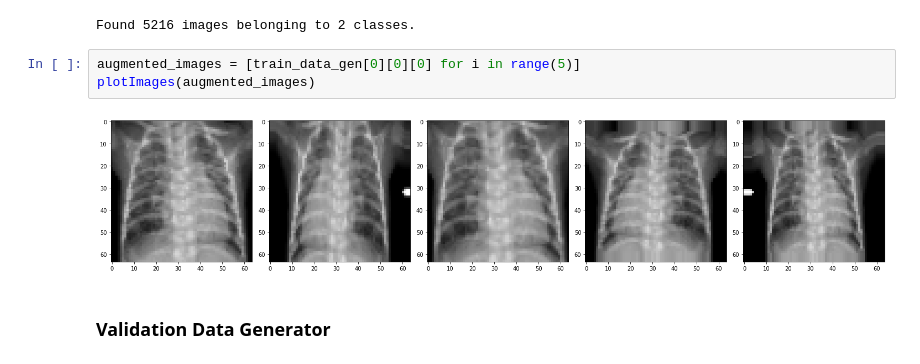
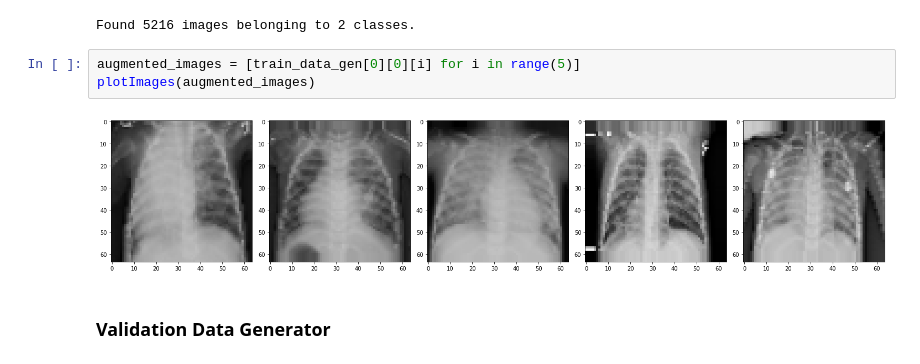
Before and after one commit to lukemorrice/ChestXRays, a Jupyter notebook: ChestXRays.ipynb, the cells around one changed output. Saved outputs shown, nothing was run; the diff lists cells and outputs as text.

```diff
--- a/ChestXRays.ipynb
+++ b/ChestXRays.ipynb
@@ -123,10 +123,10 @@ train_data_gen = image_gen.flow_from_directory(batch_size=BATCH_SIZE,
 # %% [output]
 Found 5216 images belonging to 2 classes.
 # %%
-augmented_images = [train_data_gen[0][0][0] for i in range(5)]
+augmented_images = [train_data_gen[0][0][i] for i in range(5)]
 plotImages(augmented_images)
 # %% [output]
-[figure, old version]
+[figure, new version]
 # %% [markdown]
 ### Validation Data Generator
 # %%
```
Also changed, not shown: parts of 12 cells of this notebook.
